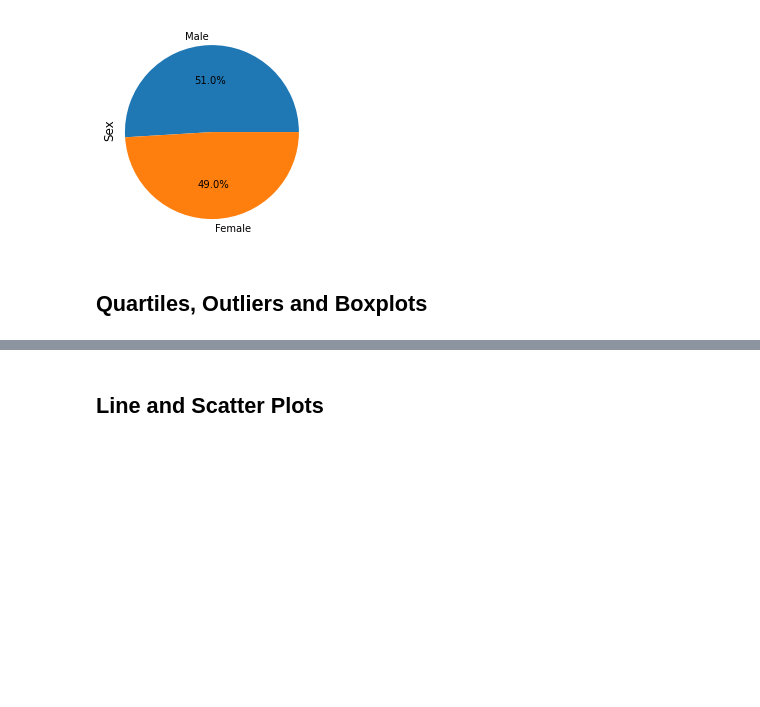
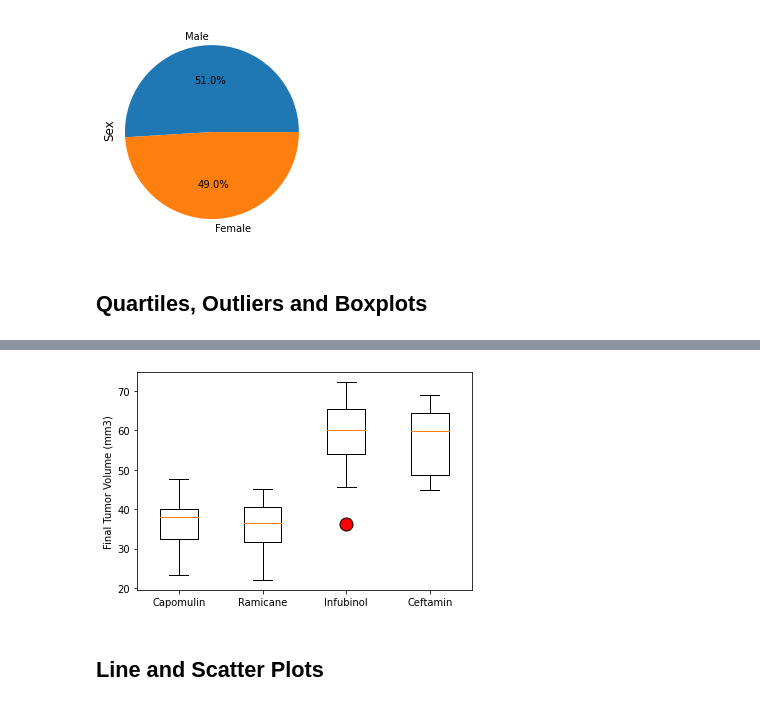
Before and after one commit to GregJP/matplotlib-challenge, a Jupyter notebook: Pymaceuticals/pymaceuticals_starter.ipynb, the cells around one changed output, grey strips where cells are left out. Cells and saved outputs as stored; diff of their text form; code cells hidden in the pictures; blank space fills up the shorter version.

Commit message:
Finished boxplot along with regimen data

```diff
--- a/Pymaceuticals/pymaceuticals_starter.ipynb
+++ b/Pymaceuticals/pymaceuticals_starter.ipynb
@@ -201,5 +255,12 @@ dtype: int64
 # %%
 # Generate a box plot of the final tumor volume of each mouse across four regimens of interest
+fig1, ax1 = plt.subplots()
+ax1.set_ylabel("Final Tumor Volume (mm3)")
+red_circle = dict(markerfacecolor='r',marker='o',markersize=13)
+ax1.boxplot(Regimens,labels=treatments,flierprops=red_circle)
+plt.show()
+# %% [output]
+[figure, added]
 # %% [markdown]
 ## Line and Scatter Plots
 # %%
```
Also changed, not shown: parts of 4 cells of this notebook.
